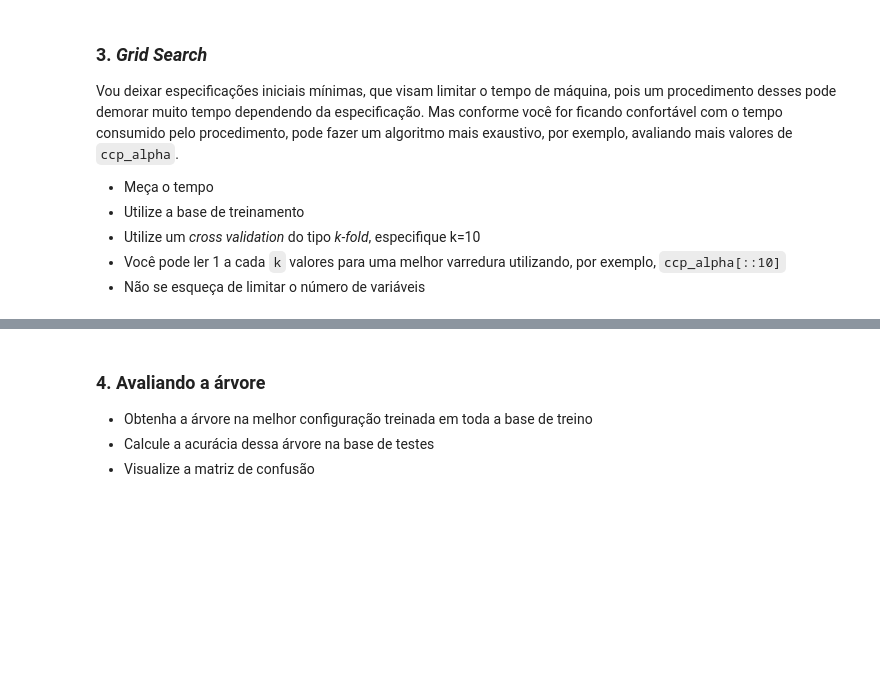
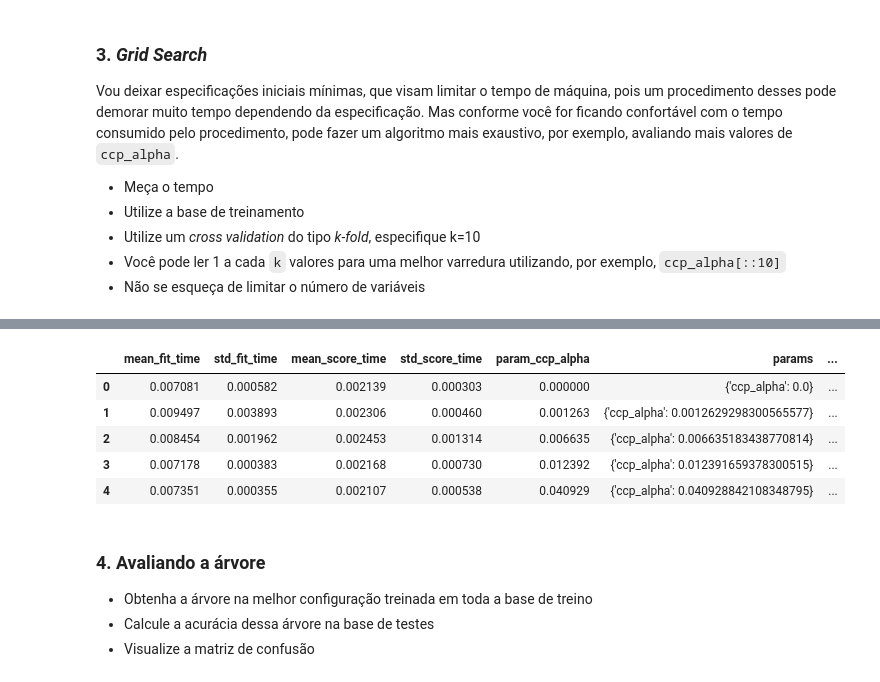
Before and after one commit to BrunoTDamiao/Curso_EBAC_CientistaDeDados, a Jupyter notebook: Módulo 17 - Arvores 2.2/Pratique 3/mod17_Arvores_II-Tarefa_3.ipynb, the cells around one changed output, grey strips where cells are left out. Drawn from its saved outputs; the diff is of its cells as text; code cells hidden in the pictures; blank space fills up the shorter version.

```diff
--- a/Módulo 17 - Arvores 2.2/Pratique 3/mod17_Arvores_II-Tarefa_3.ipynb
+++ b/Módulo 17 - Arvores 2.2/Pratique 3/mod17_Arvores_II-Tarefa_3.ipynb
@@ -27,0 +48,29 @@ Vamos seguir uma lógica bem em linha com o que já estamso acostumados, com as
+# %%
+%%time
+X = X_tr
+y = y_tr
+
+X_, X_test, y_, y_test = train_test_split(X, y, test_size=.2, random_state=80)
+X_train, X_valid, y_train, y_valid = train_test_split(X_, y_, test_size=.25, random_state=65)
+
+clf = DecisionTreeClassifier(random_state=87, max_depth=4,min_samples_leaf=20)
+clf.fit(X_train, y_train)
+
+importances = clf.feature_importances_
+
+df_importances = pd.DataFrame({'Feature': X.columns, 'Importances': importances})
+df_sorted = df_importances.sort_values(by='Importances', ascending=False)
+top_3_features  = df_sorted.head(3)
+top_3_features
+
+top_3_feature_names = top_3_features['Feature'].values
+X_top3 = X[top_3_feature_names]
+
+X_train_top3, X_test_top3, y_train_top3, y_test_top3 = train_test_split(X_top3, y, test_size=.2, random_state=30)
+
+clf_top3 = DecisionTreeClassifier(random_state=87, max_depth=4, min_samples_leaf=20).cost_complexity_pruning_path(X_train_top3, y_train_top3)
+ccp_alphas, impurities = clf_top3.ccp_alphas, clf_top3.impurities
+
+ccp_alphas = np.unique(ccp_alphas[ccp_alphas>=0])
+
+ccp_alphas
@@ -40,3 +136,13 @@ Vou deixar especificações iniciais mínimas, que visam limitar o tempo de máq
+# %%
+resultados = pd.DataFrame(grid.cv_results_)
+resultados.head()
+# %% [output]
+|  | mean_fit_time | std_fit_time | mean_score_time | std_score_time | param_ccp_alpha | params | ... |
+| 0 | 0.007081 | 0.000582 | 0.002139 | 0.000303 | 0.000000 | {'ccp_alpha': 0.0} | ... |
+| 1 | 0.009497 | 0.003893 | 0.002306 | 0.000460 | 0.001263 | {'ccp_alpha': 0.0012629298300565577} | ... |
+| 2 | 0.008454 | 0.001962 | 0.002453 | 0.001314 | 0.006635 | {'ccp_alpha': 0.006635183438770814} | ... |
+| 3 | 0.007178 | 0.000383 | 0.002168 | 0.000730 | 0.012392 | {'ccp_alpha': 0.012391659378300515} | ... |
+| 4 | 0.007351 | 0.000355 | 0.002107 | 0.000538 | 0.040929 | {'ccp_alpha': 0.040928842108348795} | ... |
 # %% [markdown]
 ### 4. Avaliando a árvore
 
```
Also changed, not shown: parts of 20 cells of this notebook, 24 other files.
